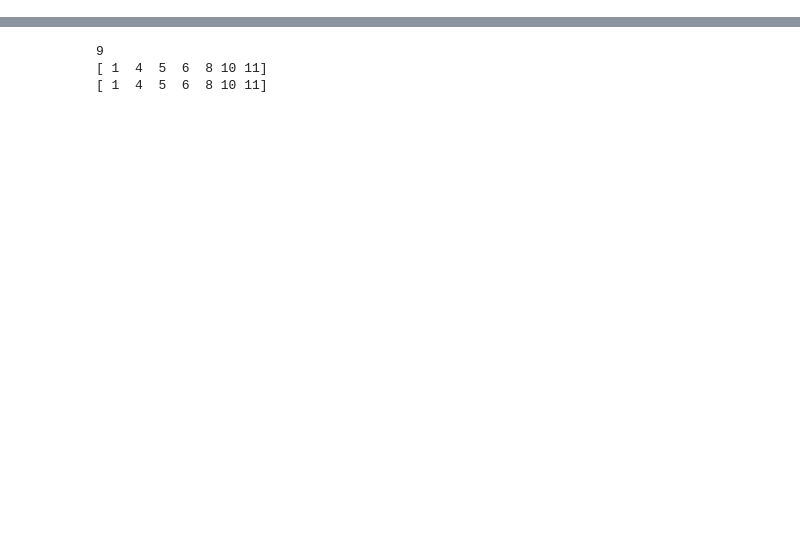
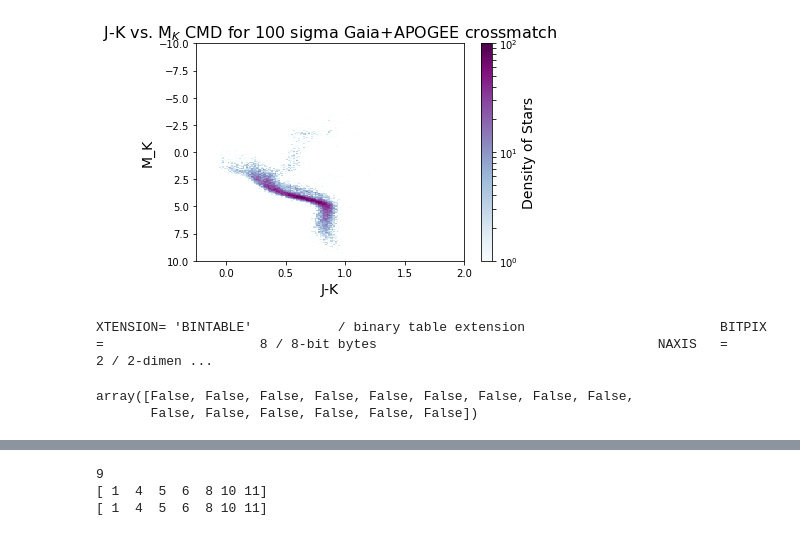
Before and after one commit to mscoggs/astro_ml, a Jupyter notebook: labels_scoggins.ipynb, the cells around one changed output, grey strips where cells are left out. Cells and saved outputs as stored; diff of their text form; code cells hidden in the pictures; blank space fills up the shorter version.

```diff
--- a/labels_scoggins.ipynb
+++ b/labels_scoggins.ipynb
@@ -10,0 +65,20 @@ warnings.filterwarnings('ignore')
+# %%
+#finally, restrict to 100 sigma parallax detections
+hundredSigmaParallax = np.where( ( (parallax / parallax_error) > 100) & (J_app - K_app > -1) & (J_app - K_app < 4) & (K_app + DistMod > -10) & (K_app + DistMod < 10) )
+
+#use the hist2d command to show the density of APOGEE+Gaia stars in the J-K vs. M_K ColorMagnitude Diagram.
+JK_CMD = plt.hist2d(J_app[hundredSigmaParallax] - K_app[hundredSigmaParallax], K_app[hundredSigmaParallax] + DistMod[hundredSigmaParallax],
+           bins=(250,250), cmap=plt.cm.BuPu, norm=clrs.LogNorm(vmin=(1), vmax=(100)))
+plt.colorbar(label = 'Density of Stars')
+plt.title('J-K vs. M$_{K}$ CMD for 100 sigma Gaia+APOGEE crossmatch' )
+xlabel = plt.xlabel('J-K')
+ylabel = plt.ylabel('M_K')
+plt.axis([-0.25,2,10,-10])
+
+plt.savefig('Gaia+APOGEE_J-KvsK_CMD_100Sigma.jpg', bbox_inches='tight')
+# %% [output]
+[figure, added]
+# %%
+print(giant_catalog[1].header)
+# %% [output]
+XTENSION= 'BINTABLE'           / binary table extension                         BITPIX  =                    8 / 8-bit bytes                                    NAXIS   =                    2 / 2-dimen ...
@@ -11,3 +94,21 @@ warnings.filterwarnings('ignore')
+# %%
+#getting the plate indices
+ORIONA_LIST = [7220, 7221, 7222, 7223, 7224, 7225, 7226, 7227, 7228, 7229, 7230, 7231, 7232, 7233, 7234]
+ORIONB_LIST = [8890, 8891, 8894, 8895, 8896, 8897, 8905, 8906]
+
+
+ORIONA_PLATE = np.in1d(ORIONA_LIST, giant_catalog[1].data['location_id'])
+
+
+
+IC346_LIST = [ 6218, 6219, 6220, 6221, 6222, 6223, 7073, 7074, 7075, 7079]
+Pleiades_LIST = [5534,8888]
+LAMBDAORI_LIST=[8879, 8880, 8885, 8886]
+N1333 = [ 6224, 6225, 6226, 7070, 7071, 7072]
+ORIONA_PLATE
+# %% [output]
+array([False, False, False, False, False, False, False, False, False,
+       False, False, False, False, False, False])
 # %%
 def find_indices(ID1,ID2,ID_min):
     ID2_index = []
```
Also changed, not shown: parts of 11 cells of this notebook.
